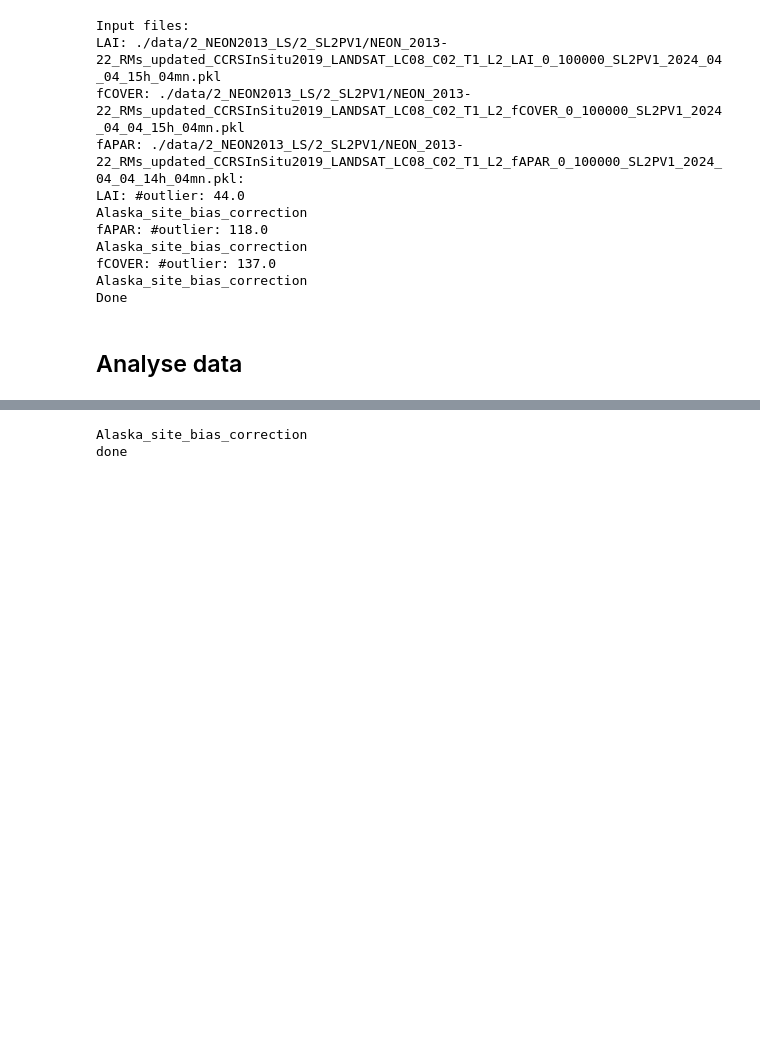
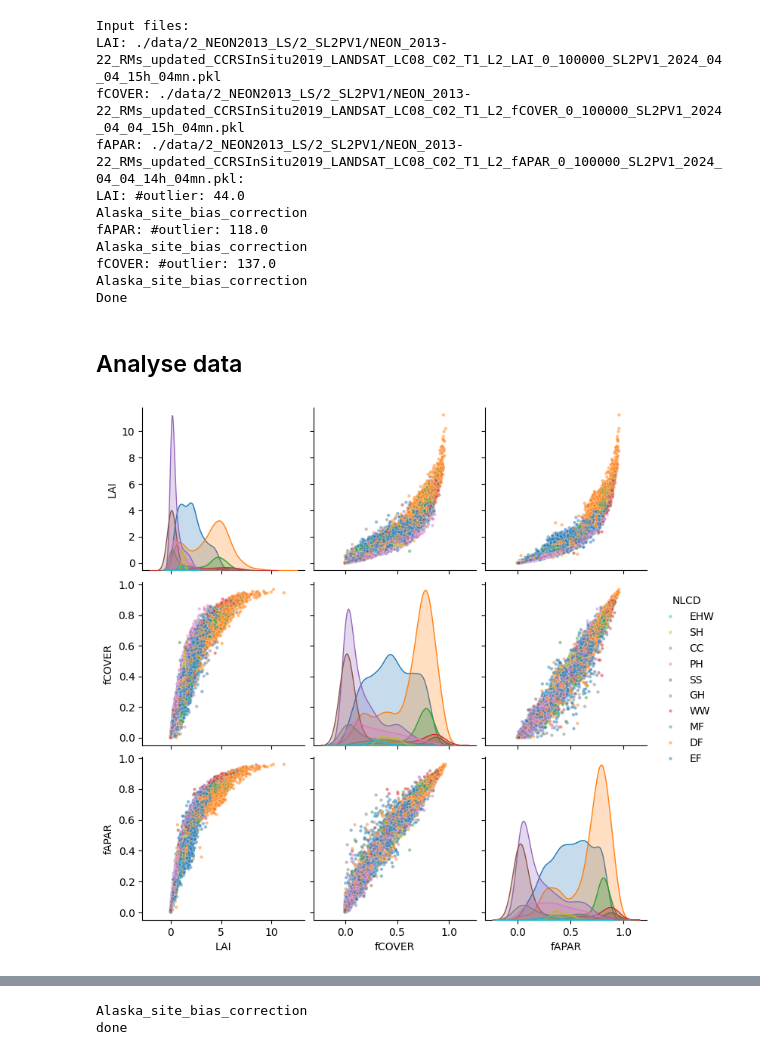
Before and after one commit to djamainajib/Landsat-Validation-paper, a Jupyter notebook: 1_Validation-LEAF-Toolbox-SL2P-LS_NEON_ND-LS.ipynb, the cells around one changed output, grey strips where cells are left out. Drawn from its saved outputs; the diff is of its cells as text; code cells hidden in the pictures; blank space fills up the shorter version.

```diff
--- a/1_Validation-LEAF-Toolbox-SL2P-LS_NEON_ND-LS.ipynb
+++ b/1_Validation-LEAF-Toolbox-SL2P-LS_NEON_ND-LS.ipynb
@@ -487,10 +487,12 @@ Done
 # %% [markdown]
 ## Analyse data
 # %%
-# sensor='S2'
-# samplesDF=eval('samplesList%s[0][:]'%(sensor))
-# samplesDF = samplesDF.rename(columns={'LAI_total':'LAI','fCOVER_total':'fCOVER','fAPAR_total':'fAPAR'})
-# samplesDFfig1 = samplesDF[['LAI','fCOVER','fAPAR','NLCD_class']]
-# g = sns.pairplot(samplesDFfig1, hue='NLCD_class',  hue_order=hue_order,markers= 'o',palette=palette_r,plot_kws={'alpha': 0.50,"s": 10})
-# #plt.savefig(os.path.join(output_path,'0_reference_variables_%s.png'%(sensor)))
+sensor='LS'
+samplesDF=eval('samplesList%s[0][:]'%(sensor))
+samplesDF = samplesDF.rename(columns={'LAI_total':'LAI','fCOVER_total':'fCOVER','fAPAR_total':'fAPAR'})
+samplesDFfig1 = samplesDF[['LAI','fCOVER','fAPAR','NLCD']]
+g = sns.pairplot(samplesDFfig1, hue='NLCD',  hue_order=hue_order,markers= 'o',palette=palette_r,plot_kws={'alpha': 0.50,"s": 10})
+plt.savefig(os.path.join(output_path,'0_reference_variables_%s.png'%(sensor)))
+# %% [output]
+[figure, added]
 # %%
```
Also changed, not shown: parts of 30 cells of this notebook.
